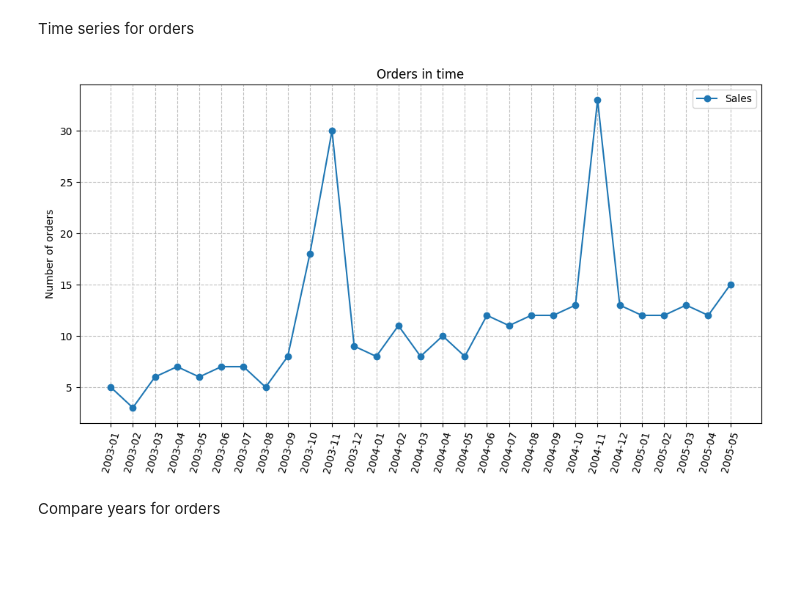
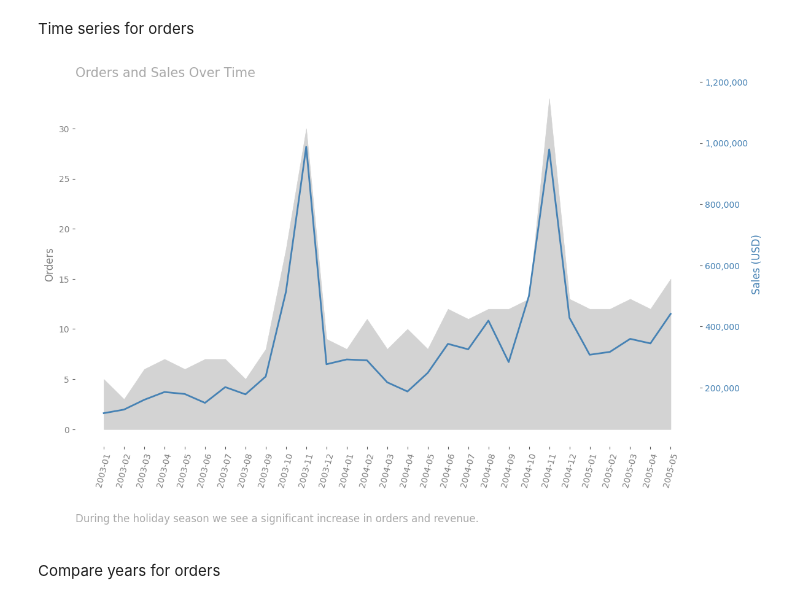
Before and after one commit to OgrodowskiJedrzej/Sales-Analysis, a Jupyter notebook: main.ipynb, the cells around one changed output. Drawn from its saved outputs; the diff is of its cells as text; code cells hidden in the pictures; blank space fills up the shorter version.

```diff
--- a/main.ipynb
+++ b/main.ipynb
@@ -201,29 +203,59 @@ Average order value for individual customer: 29049.30 USD
 # %% [markdown]
 Time series for orders
-# %%
-# We get date in format Year - Month
-ordersInTime = pd.read_sql(
-    """
-    SELECT
-        COUNT(orderNumber) AS orderCount,
-        DATE_FORMAT(orderDate, '%Y-%m') AS date
-    FROM orders
-    GROUP BY date
-    ORDER BY date
-    """, connector)
-
-# Visualization of sales in time
-plt.figure(figsize=(12,6))
-plt.plot(ordersInTime["date"], ordersInTime["orderCount"], marker='o',label="Sales")
-plt.title("Orders in time")
-plt.xlabel(None)
-plt.ylabel("Number of orders")
-plt.xticks(rotation=75)
-plt.legend()
-plt.grid(True, linestyle='--', alpha=0.8)
-plt.show()
-# %% [output]
-[figure, removed]
+# %%
+# We get date in format Year - Month
+ordersInTime = pd.read_sql(
+    """
+    SELECT
+        COUNT(orderNumber) AS orderCount,
+        DATE_FORMAT(orderDate, '%Y-%m') AS date
+    FROM orders
+    GROUP BY date
+    ORDER BY date
+    """, connector)
+
+salesInTime = pd.read_sql(
+    """
+    SELECT
+	    DATE_FORMAT(orders.orderDate, '%Y-%m') AS date,
+        SUM(orderdetails.priceEach * orderdetails.quantityOrdered) AS orderValue
+    FROM orders
+    INNER JOIN orderdetails
+    ON orderdetails.orderNumber = orders.orderNumber
+    GROUP BY date
+    """, connector)
+
+# TODO MAKE CLEANER AND APPLY COLORS
+fig, ax1 = plt.subplots(figsize=(12, 8))
+ax1.fill_between(
+    ordersInTime["date"], ordersInTime["orderCount"], color='lightgray')
+ax1.set_ylabel("Orders", color="gray")
+ax1.tick_params(axis='y', labelcolor='grey')
+#ax1.set_xlabel("Date", color='darkgrey')
+ax1.grid(False)
+plt.title("Orders and Sales Over Time", loc='left', fontsize=15, color='darkgrey')
+
+ax2 = ax1.twinx()
+ax2.plot(ordersInTime["date"], salesInTime["orderValue"], color='steelblue',linewidth=2)
+ax2.set_ylabel('Sales (USD)', color='steelblue')
+ax2.tick_params(axis='y', labelcolor='steelblue')
+ax2.set_ylim(10000, 1200000)
+ax2.yaxis.set_major_formatter(ticker.StrMethodFormatter('{x:,.0f}'))
+ax2.grid(False)
+
+for label in ax1.get_xticklabels():
+    label.set_rotation(75)
+    label.set_color("grey")
+
+description = """
+During the holiday season we see a significant increase in orders and revenue.
+"""
+plt.text(0, -0.2, description, ha='left', va='center',
+         transform=ax1.transAxes, fontsize=12, color='darkgrey')
+fig.tight_layout()
+plt.show()
+# %% [output]
+[figure, added]
 # %% [markdown]
 Compare years for orders
 # %%
```
Also changed, not shown: parts of 6 cells of this notebook.
